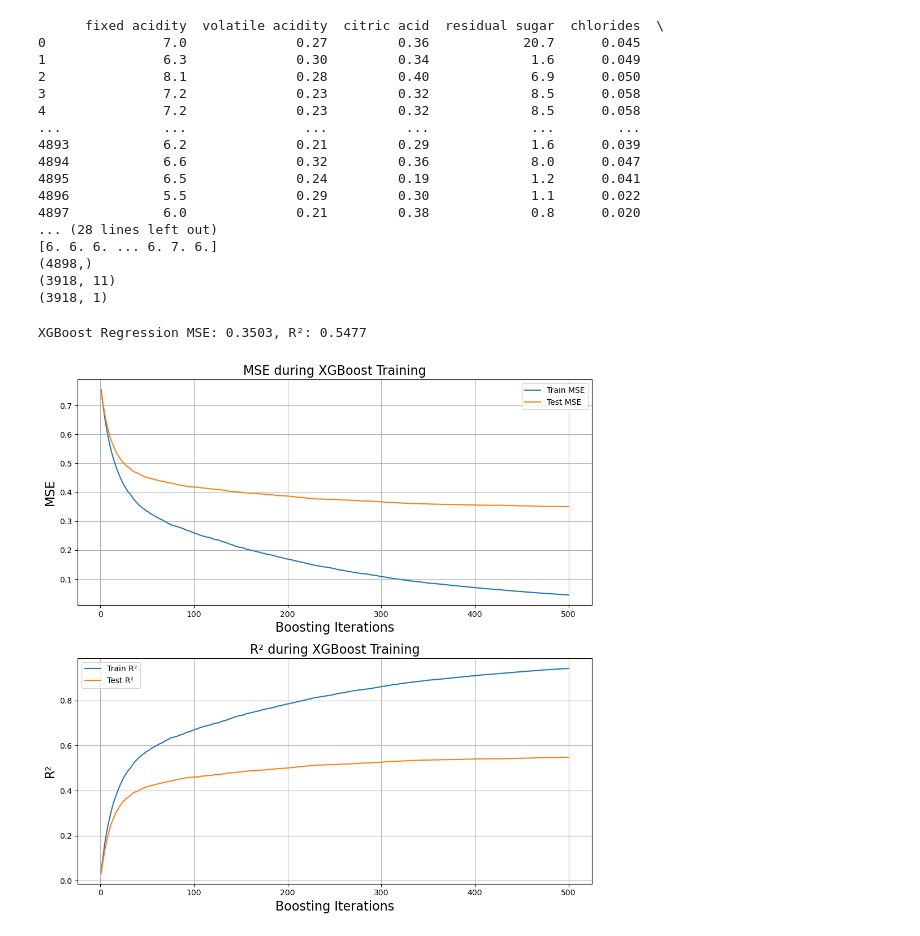
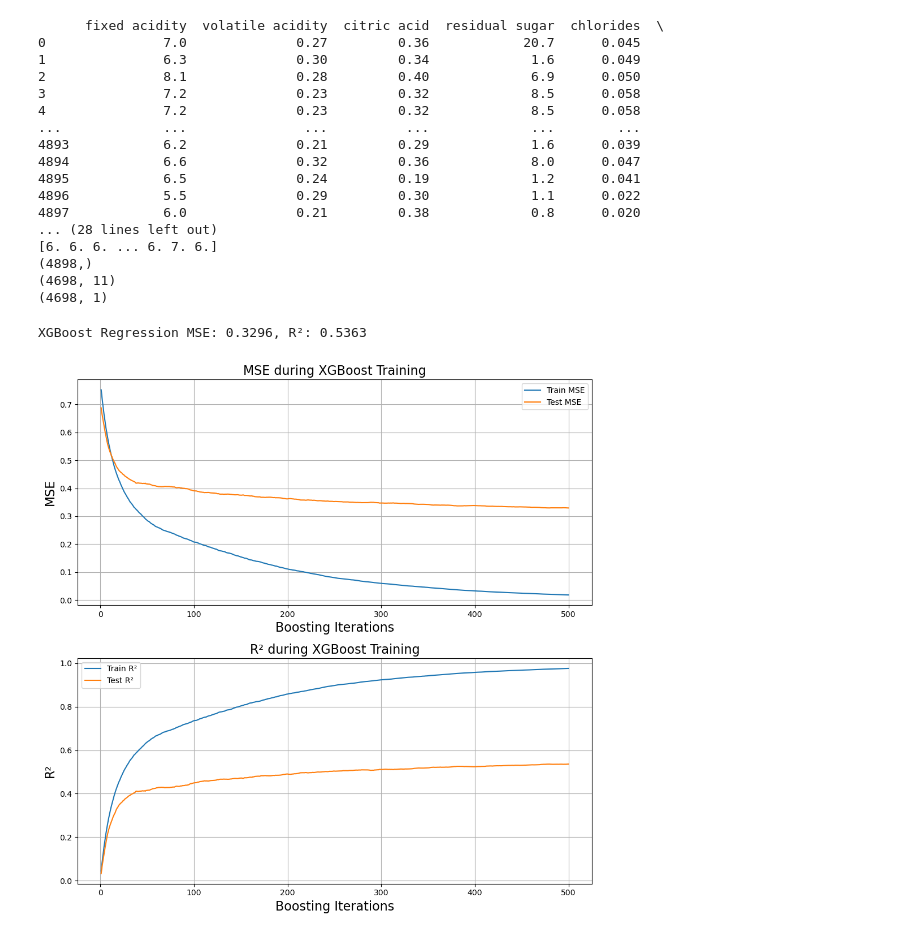
Before and after one commit to ViktorNanotech/FYS-STK4155-Project3, a Jupyter notebook: Code/Regression_Wine.ipynb, the cells around one changed output. Cells and saved outputs as stored; diff of their text form; code cells hidden in the pictures.

```diff
--- a/Code/Regression_Wine.ipynb
+++ b/Code/Regression_Wine.ipynb
@@ -19,8 +19,8 @@ X = data.drop('quality', axis=1).values
 y = data['quality'].values.astype(float)           # regression target
 
 # Then, we preprocess the data so its ready for training:
-
-x_train, x_test, y_train_cls, y_test_cls = train_test_split(X, y, test_size=0.2, random_state=42)
+test_size=200/4898
+x_train, x_test, y_train_cls, y_test_cls = train_test_split(X, y, test_size=200/4898, random_state=42)#test_size=0.2
 
 y_train = y_train_cls # One version for XGBoost, One for NN
 y_test = y_test_cls
@@ -57,8 +57,8 @@ print(y_train.shape)
 ... (28 lines left out)
 [6. 6. 6. ... 6. 7. 6.]
 (4898,)
-(3918, 11)
-(3918, 1)
+(4698, 11)
+(4698, 1)
 # %%
 # Lets do reggression with XGBoost first
 
@@ -77,7 +77,7 @@ y_test  = y_test_cls.copy()
 xgbr = xgb.XGBRegressor(
     n_estimators=500,
     learning_rate=0.05,
-    max_depth=6,
+    max_depth=7,
     subsample=0.8,
     random_state=42,
     eval_metric=["rmse"]
@@ -135,35 +135,35 @@ for i in range(1, num_iterations + 1):
 
 
 iterations = np.arange(1, num_iterations + 1)
 
 fig, axs = plt.subplots(2, 1, figsize=(10, 10))
 
 # MSE plot
 axs[0].plot(iterations, train_mse, label='Train MSE')
 axs[0].plot(iterations, test_mse, label='Test MSE')
 axs[0].set_xlabel('Boosting Iterations', fontsize = 16)
 axs[0].set_ylabel('MSE', fontsize = 16)
 axs[0].set_title('MSE during XGBoost Training', fontsize = 16)
 axs[0].legend()
 axs[0].grid(True)
 
 # R² plot
 axs[1].plot(iterations, train_r2, label='Train R²')
 axs[1].plot(iterations, test_r2, label='Test R²')
 axs[1].set_xlabel('Boosting Iterations', fontsize = 16)
 axs[1].set_ylabel('R²', fontsize = 16)
 axs[1].set_title('R² during XGBoost Training', fontsize = 16)
 axs[1].legend()
 axs[1].grid(True)
 
 plt.tight_layout()
 plt.show()
 
 y_train = placeholder_train
 y_test  = placeholder_test
 # %% [output]
-XGBoost Regression MSE: 0.3503, R²: 0.5477
+XGBoost Regression MSE: 0.3296, R²: 0.5363
-[figure, old version]
+[figure, new version]
 # %%
 # We move over to the Neural Network
 
```
Also changed, not shown: parts of 2 cells of this notebook, 1 other file.
